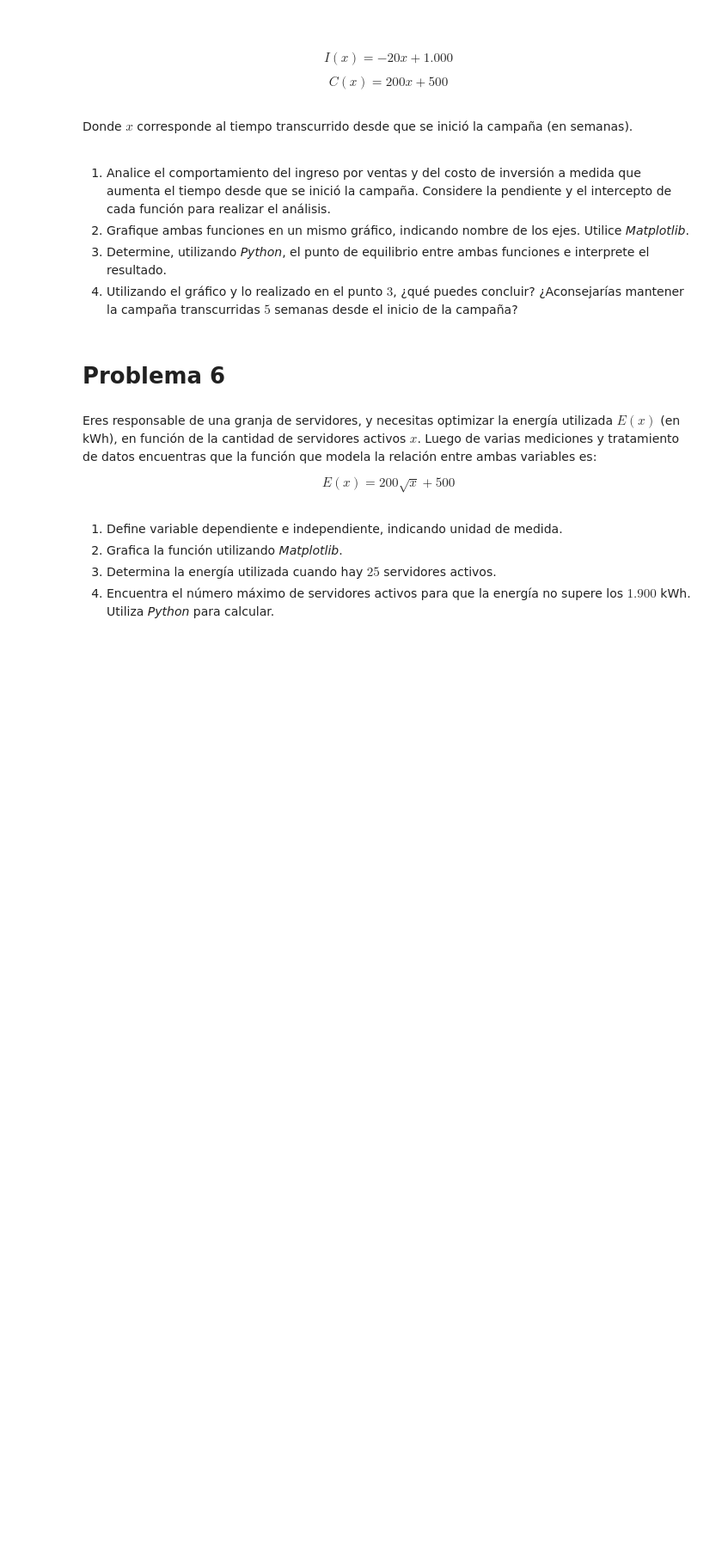
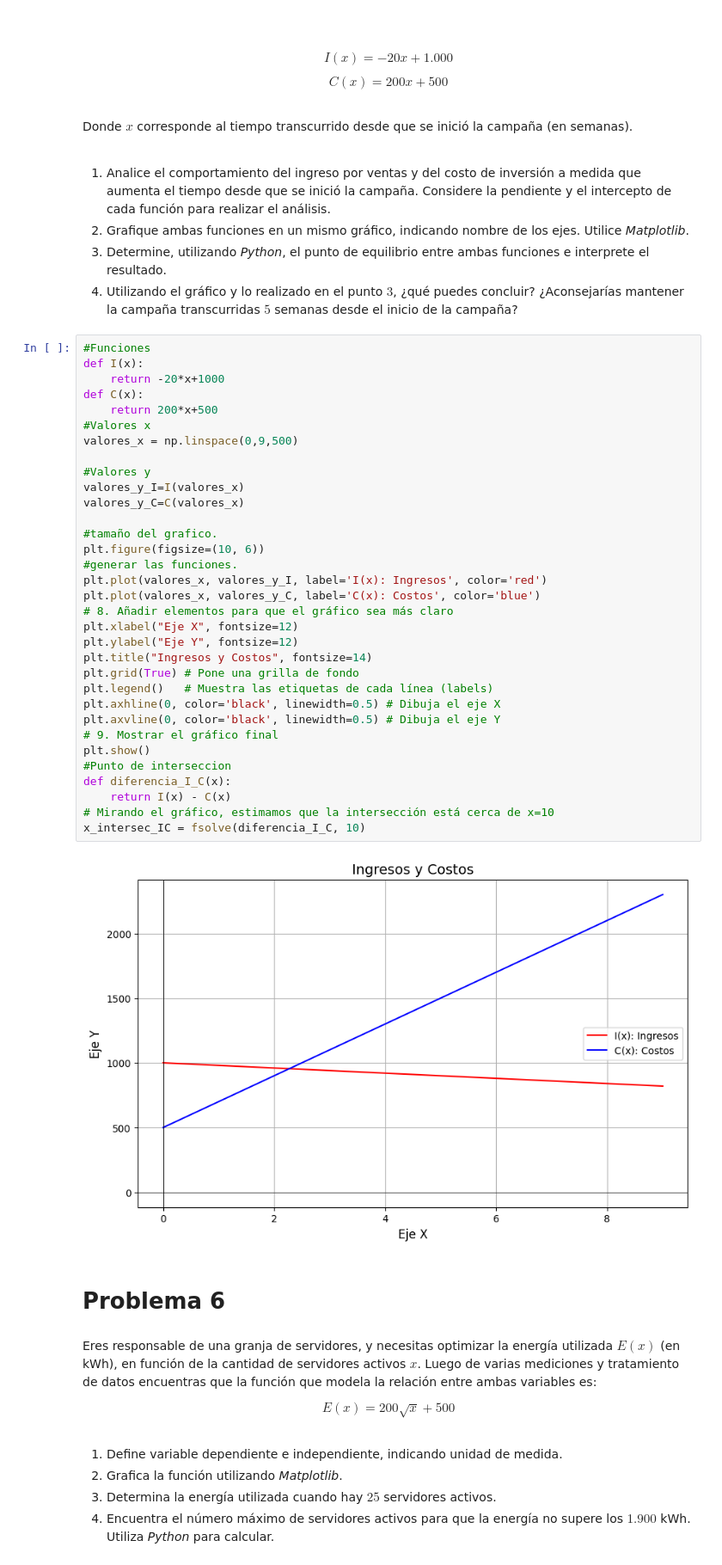
Before and after one commit to Leonardo9029/matematica-aplicada, a Jupyter notebook: G3_Aplicaciones_de_funciones copy.ipynb, the cells around one changed output. Shown at 86% size. Saved outputs shown, nothing was run; the diff lists cells and outputs as text; blank space fills up the shorter version.

```diff
--- a/G3_Aplicaciones_de_funciones copy.ipynb
+++ b/G3_Aplicaciones_de_funciones copy.ipynb
@@ -364,6 +471,41 @@ Donde $x$ corresponde al tiempo transcurrido desde que se inició la campaña (e
 de los ejes. Utilice *Matplotlib*.
 3. Determine, utilizando *Python*, el punto de equilibrio entre ambas funciones e interprete el resultado.
 4. Utilizando el gráfico y lo realizado en el punto $3$, ¿qué puedes concluir? ¿Aconsejarías mantener la campaña transcurridas $5$ semanas desde el inicio de la campaña?
+# %%
+#Funciones
+def I(x):
+    return -20*x+1000
+def C(x):
+    return 200*x+500
+#Valores x
+valores_x = np.linspace(0,9,500)
+
+#Valores y
+valores_y_I=I(valores_x)
+valores_y_C=C(valores_x)
+
+#tamaño del grafico.
+plt.figure(figsize=(10, 6))
+#generar las funciones.
+plt.plot(valores_x, valores_y_I, label='I(x): Ingresos', color='red')
+plt.plot(valores_x, valores_y_C, label='C(x): Costos', color='blue')
+# 8. Añadir elementos para que el gráfico sea más claro
+plt.xlabel("Eje X", fontsize=12)
+plt.ylabel("Eje Y", fontsize=12)
+plt.title("Ingresos y Costos", fontsize=14)
+plt.grid(True) # Pone una grilla de fondo
+plt.legend()   # Muestra las etiquetas de cada línea (labels)
+plt.axhline(0, color='black', linewidth=0.5) # Dibuja el eje X
+plt.axvline(0, color='black', linewidth=0.5) # Dibuja el eje Y
+# 9. Mostrar el gráfico final
+plt.show()
+#Punto de interseccion
+def diferencia_I_C(x):
+    return I(x) - C(x)
+# Mirando el gráfico, estimamos que la intersección está cerca de x=10
+x_intersec_IC = fsolve(diferencia_I_C, 10)
+# %% [output]
+[figure, added]
 # %% [markdown]
 # Problema 6
 # %% [markdown]
```
Also changed, not shown: parts of 2 cells of this notebook.
